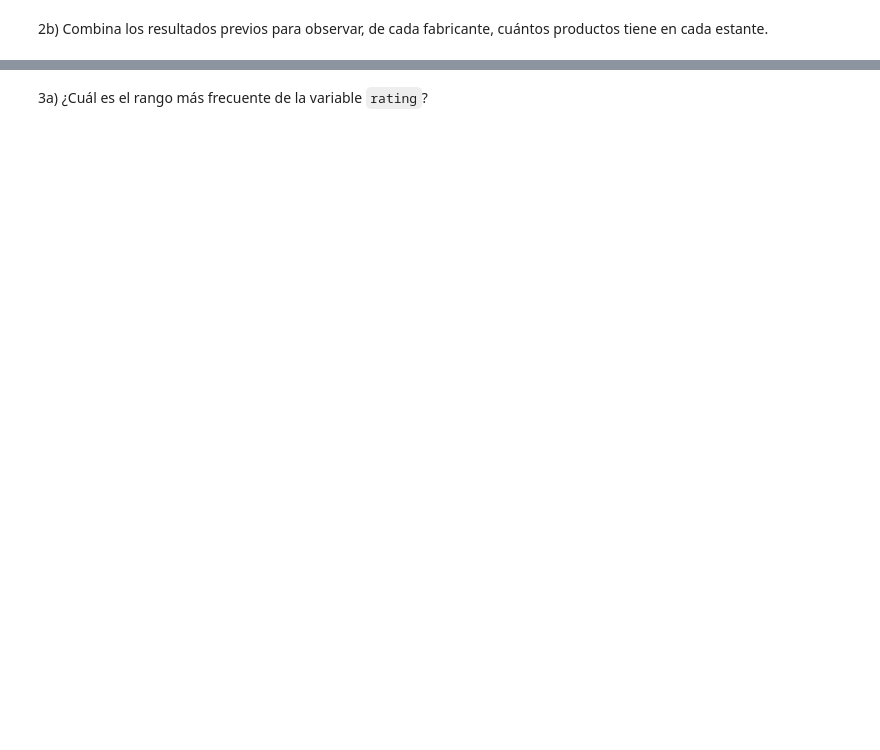
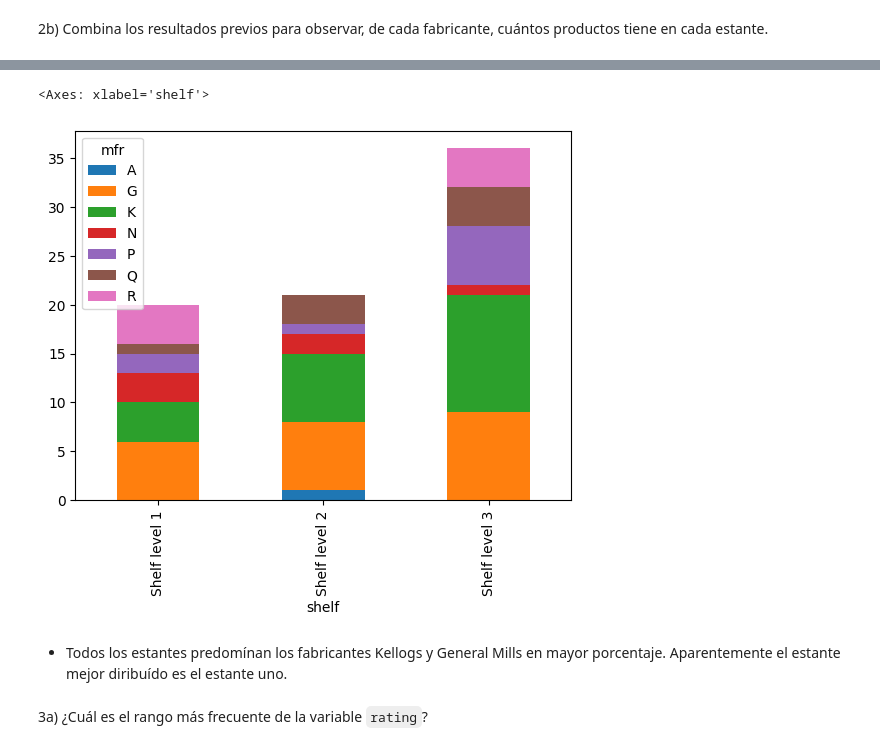
Before and after one commit to alexgarma/TC4029-ciencia-y-analitica-de-datos-equipo83, a Jupyter notebook: notebooks/Actividad7PCA_Equipo83.ipynb, the cells around one changed output, grey strips where cells are left out. Cells and saved outputs as stored; diff of their text form; code cells hidden in the pictures; blank space fills up the shorter version.

```diff
--- a/notebooks/Actividad7PCA_Equipo83.ipynb
+++ b/notebooks/Actividad7PCA_Equipo83.ipynb
@@ -197,2 +227,5 @@ Genera algunos gráficos para familiarizarte con el conjunto de datos. Al menos
 # %% [markdown]
 2b) Combina los resultados previos para observar, de cada fabricante, cuántos productos tiene en cada estante.
+# %%
+shelf_by_mfr = cereals_df_copy.groupby(['shelf','mfr']).size().unstack()
+shelf_by_mfr
@@ -199,2 +238,9 @@ Genera algunos gráficos para familiarizarte con el conjunto de datos. Al menos
+# %%
+shelf_by_mfr.plot(kind='bar',stacked=True)
+# %% [output]
+<Axes: xlabel='shelf'>
+[figure, added]
+# %% [markdown]
+- Todos los estantes predomínan los fabricantes Kellogs y General Mills en mayor porcentaje. Aparentemente el estante mejor diribuído es el estante uno.
 # %% [markdown]
  3a) ¿Cuál es el rango más frecuente de la variable `rating`?
```
Also changed, not shown: parts of 17 cells of this notebook.
